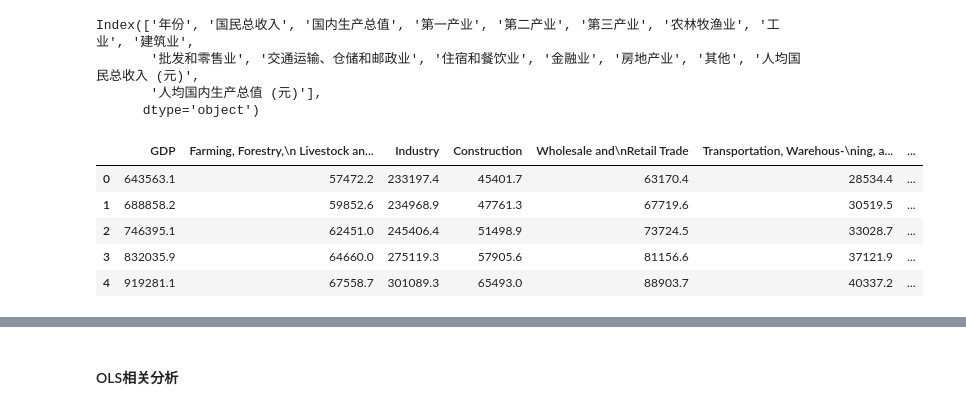
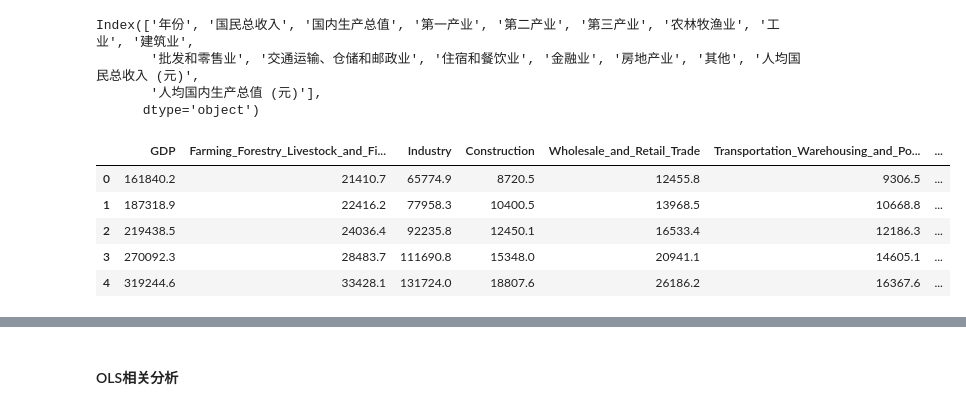
Before and after one commit to Czhongshao/2025-HSB, a Jupyter notebook: code/q1/q1.ipynb, the cells around one changed output, grey strips where cells are left out. Saved outputs shown, nothing was run; the diff lists cells and outputs as text; code cells hidden in the pictures.

```diff
--- a/code/q1/q1.ipynb
+++ b/code/q1/q1.ipynb
@@ -20,7 +20,7 @@ pd.options.mode.chained_assignment = None
 # %%
 # 导入初始相关数据
 
-df=pd.read_excel('../../data/近十年各行业生产总值数据表.xlsx',sheet_name='Sheet1')
+df=pd.read_excel('../../data/近二十年各行业生产总值数据表.xlsx',sheet_name='Sheet1')
 df
 # %% [output]
 |  | 年份 | 国民总收入 | 国内生产总值 | 第一产业 | 第二产业 | 第三产业 | 农林牧渔业 | 工业 | 建筑业 | 批发和零售业 | 交通运输、仓储和邮政业 | ... |
@@ -53,40 +59,41 @@ df2 = df[['国内生产总值', '农林牧渔业', '工业', '建筑业', '批
 industry_names1 = {
     '国内生产总值': 'GDP',
     '农林牧渔业': 'Farming, Forestry,\n Livestock and Fishing',
     '工业': 'Industry',
     '建筑业': 'Construction',
     '批发和零售业': 'Wholesale and\nRetail Trade',
     '交通运输、仓储和邮政业': 'Transportation, Warehous-\ning, and Postal Services',
     '住宿和餐饮业': 'Accommodation and\nCatering',
     '金融业': 'Finance',
     '房地产业': 'Real Estate',
     '其他': 'Others'
 }
 # 分析中英对照表
 industry_names2 = {
     '国内生产总值': 'GDP',
     '农林牧渔业': 'Farming_Forestry_Livestock_and_Fishing',
     '工业': 'Industry',
     '建筑业': 'Construction',
     '批发和零售业': 'Wholesale_and_Retail_Trade',
     '交通运输、仓储和邮政业': 'Transportation_Warehousing_and_Postal_Services',
     '住宿和餐饮业': 'Accommodation_and_Catering',
     '金融业': 'Finance',
     '房地产业': 'Real_Estate',
     '其他': 'Others'
 }
 
 
 # 使用映射将中文列标题转换为英文
-df1.rename(columns=industry_names1, inplace=True)
+df1.rename(columns=industry_names2, inplace=True)
+
 df1.head()
 # %% [output]
-|  | GDP | Farming, Forestry,\n Livestock an... | Industry | Construction | Wholesale and\nRetail Trade | Transportation, Warehous-\ning, a... | ... |
-| 0 | 643563.1 | 57472.2 | 233197.4 | 45401.7 | 63170.4 | 28534.4 | ... |
-| 1 | 688858.2 | 59852.6 | 234968.9 | 47761.3 | 67719.6 | 30519.5 | ... |
-| 2 | 746395.1 | 62451.0 | 245406.4 | 51498.9 | 73724.5 | 33028.7 | ... |
-| 3 | 832035.9 | 64660.0 | 275119.3 | 57905.6 | 81156.6 | 37121.9 | ... |
-| 4 | 919281.1 | 67558.7 | 301089.3 | 65493.0 | 88903.7 | 40337.2 | ... |
+|  | GDP | Farming_Forestry_Livestock_and_Fi... | Industry | Construction | Wholesale_and_Retail_Trade | Transportation_Warehousing_and_Po... | ... |
+| 0 | 161840.2 | 21410.7 | 65774.9 | 8720.5 | 12455.8 | 9306.5 | ... |
+| 1 | 187318.9 | 22416.2 | 77958.3 | 10400.5 | 13968.5 | 10668.8 | ... |
+| 2 | 219438.5 | 24036.4 | 92235.8 | 12450.1 | 16533.4 | 12186.3 | ... |
+| 3 | 270092.3 | 28483.7 | 111690.8 | 15348.0 | 20941.1 | 14605.1 | ... |
+| 4 | 319244.6 | 33428.1 | 131724.0 | 18807.6 | 26186.2 | 16367.6 | ... |
 # %%
 # 相关性分析1：根据经济的具体数值进行相关性分析
 
```
Also changed, not shown: parts of 4 cells of this notebook, 26 other files.
